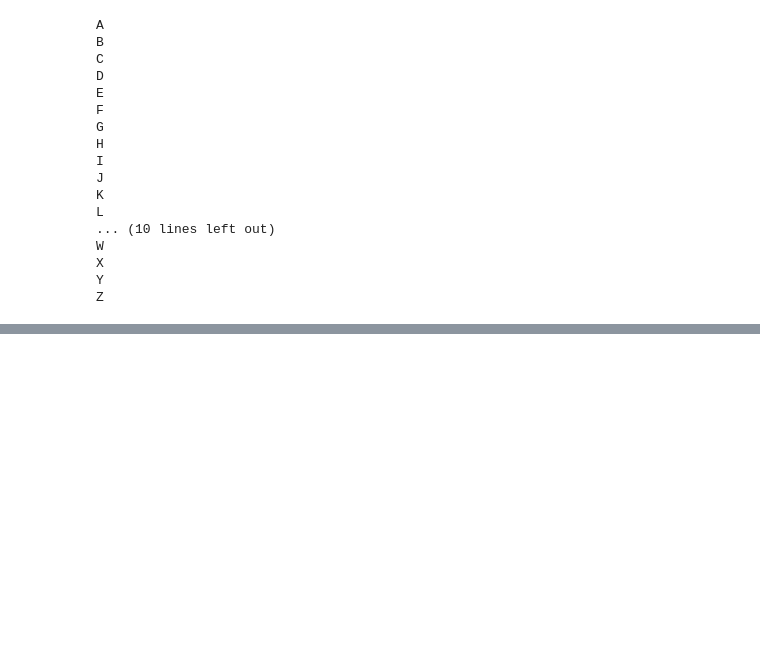
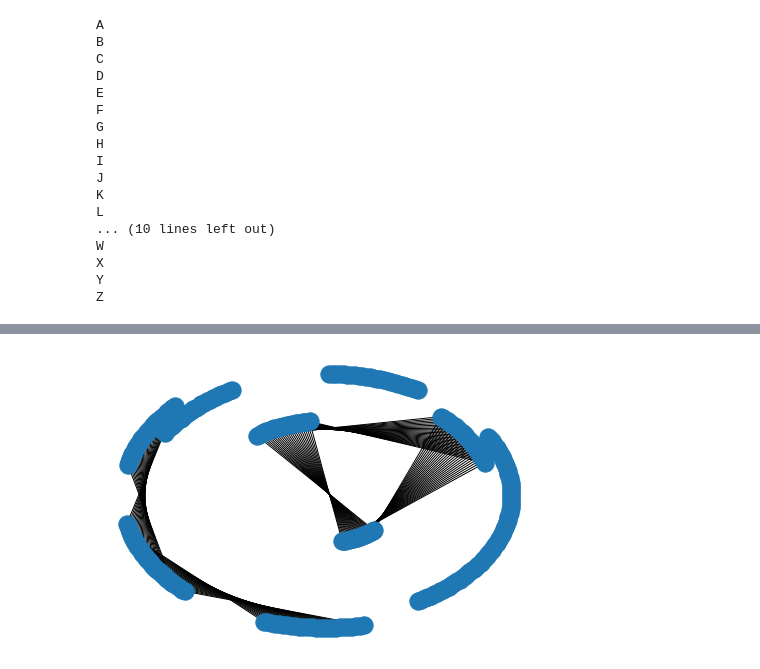
Before and after one commit to pat-hearps/enigma-recreation, a Jupyter notebook: networkx_test.ipynb, the cells around one changed output, grey strips where cells are left out. Saved outputs shown, nothing was run; the diff lists cells and outputs as text; code cells hidden in the pictures; blank space fills up the shorter version.

```diff
--- a/networkx_test.ipynb
+++ b/networkx_test.ipynb
@@ -331,2 +325,6 @@ plt.show()
 # %%
 # manual_pos
+# %%
+nx.draw_kamada_kawai(TG)
+# %% [output]
+[figure, added]
```
Also changed, not shown: parts of 14 cells of this notebook, 3 other files.
